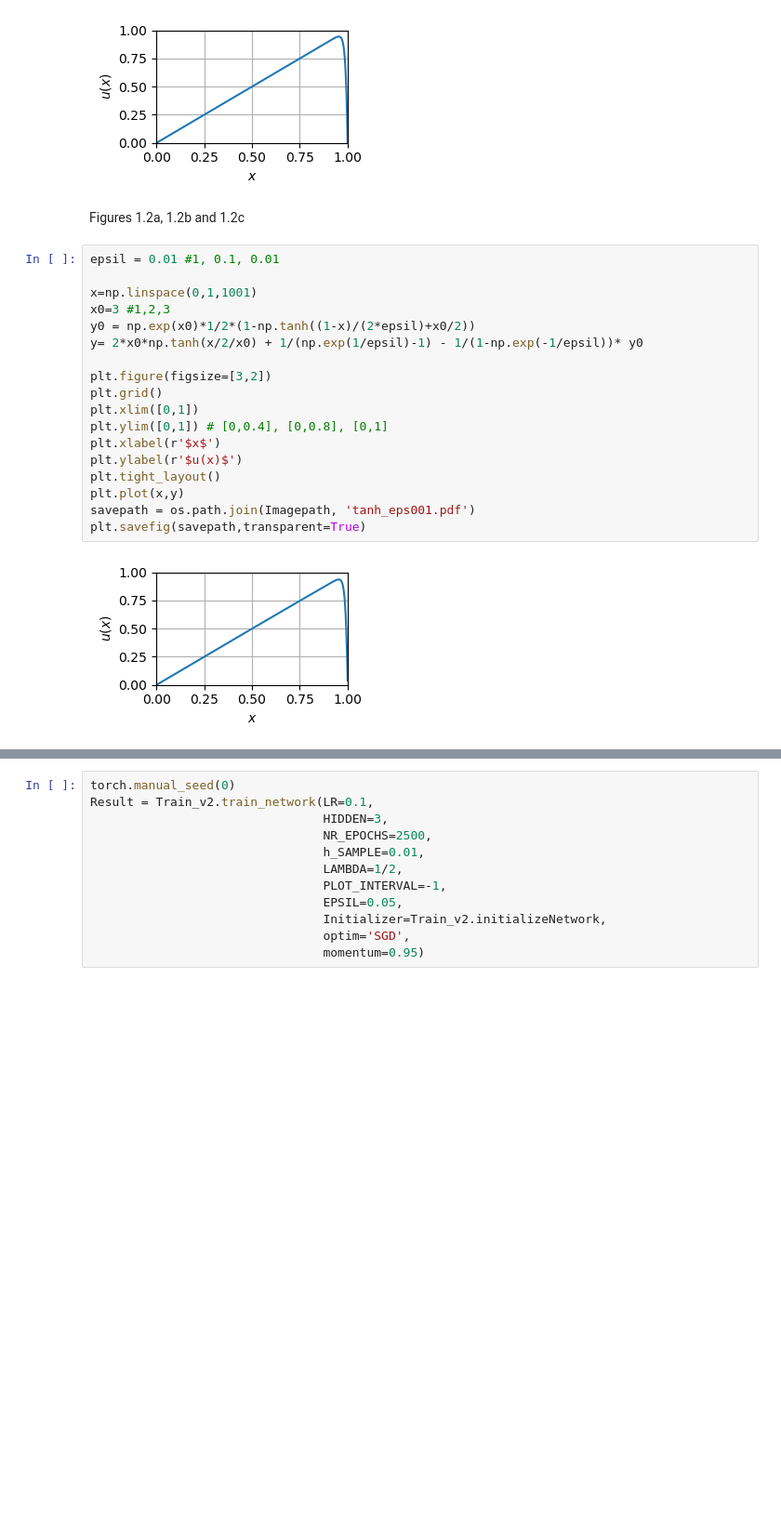
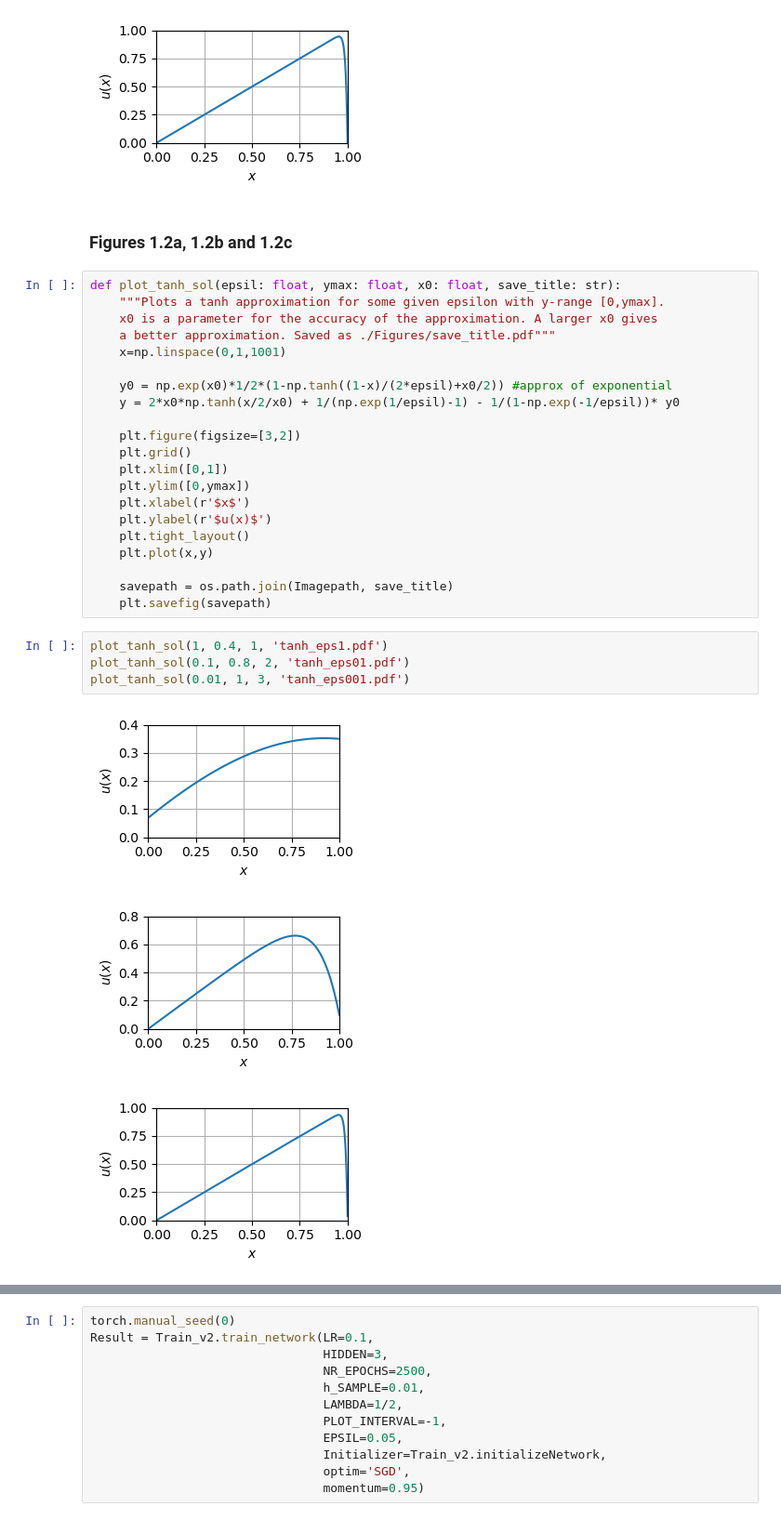
Before and after one commit to Martijn-Kessels/PINNs, a Jupyter notebook: Figures.ipynb, the cells around one changed output, grey strips where cells are left out. Shown at 93% size. Drawn from its saved outputs; the diff is of its cells as text; blank space fills up the shorter version.

Commit message:
Fixed error in Figures.ipynb

```diff
--- a/Figures.ipynb
+++ b/Figures.ipynb
@@ -61,25 +65,34 @@ plot_ex_sol(0.01, 1, 'real_sol_eps0_01.pdf')
 [figure]
 [figure]
 # %% [markdown]
-Figures 1.2a, 1.2b and 1.2c
+### Figures 1.2a, 1.2b and 1.2c
 # %%
-epsil = 0.01 #1, 0.1, 0.01
+def plot_tanh_sol(epsil: float, ymax: float, x0: float, save_title: str):
+    """Plots a tanh approximation for some given epsilon with y-range [0,ymax].
+    x0 is a parameter for the accuracy of the approximation. A larger x0 gives
+    a better approximation. Saved as ./Figures/save_title.pdf"""
+    x=np.linspace(0,1,1001)
 
-x=np.linspace(0,1,1001)
-x0=3 #1,2,3
-y0 = np.exp(x0)*1/2*(1-np.tanh((1-x)/(2*epsil)+x0/2))
-y= 2*x0*np.tanh(x/2/x0) + 1/(np.exp(1/epsil)-1) - 1/(1-np.exp(-1/epsil))* y0
+    y0 = np.exp(x0)*1/2*(1-np.tanh((1-x)/(2*epsil)+x0/2)) #approx of exponential
+    y = 2*x0*np.tanh(x/2/x0) + 1/(np.exp(1/epsil)-1) - 1/(1-np.exp(-1/epsil))* y0
 
-plt.figure(figsize=[3,2])
-plt.grid()
-plt.xlim([0,1])
-plt.ylim([0,1]) # [0,0.4], [0,0.8], [0,1]
-plt.xlabel(r'$x$')
-plt.ylabel(r'$u(x)$')
-plt.tight_layout()
-plt.plot(x,y)
-savepath = os.path.join(Imagepath, 'tanh_eps001.pdf')
-plt.savefig(savepath,transparent=True)
+    plt.figure(figsize=[3,2])
+    plt.grid()
+    plt.xlim([0,1])
+    plt.ylim([0,ymax])
+    plt.xlabel(r'$x$')
+    plt.ylabel(r'$u(x)$')
+    plt.tight_layout()
+    plt.plot(x,y)
+
+    savepath = os.path.join(Imagepath, save_title)
+    plt.savefig(savepath)
-# %% [output]
-[figure, removed]
+# %%
+plot_tanh_sol(1, 0.4, 1, 'tanh_eps1.pdf')
+plot_tanh_sol(0.1, 0.8, 2, 'tanh_eps01.pdf')
+plot_tanh_sol(0.01, 1, 3, 'tanh_eps001.pdf')
+# %% [output]
+[figure, added]
+[figure, added]
+[figure, added]
 # %% [markdown]
```
Also changed, not shown: parts of 31 cells of this notebook, 1 other file.
